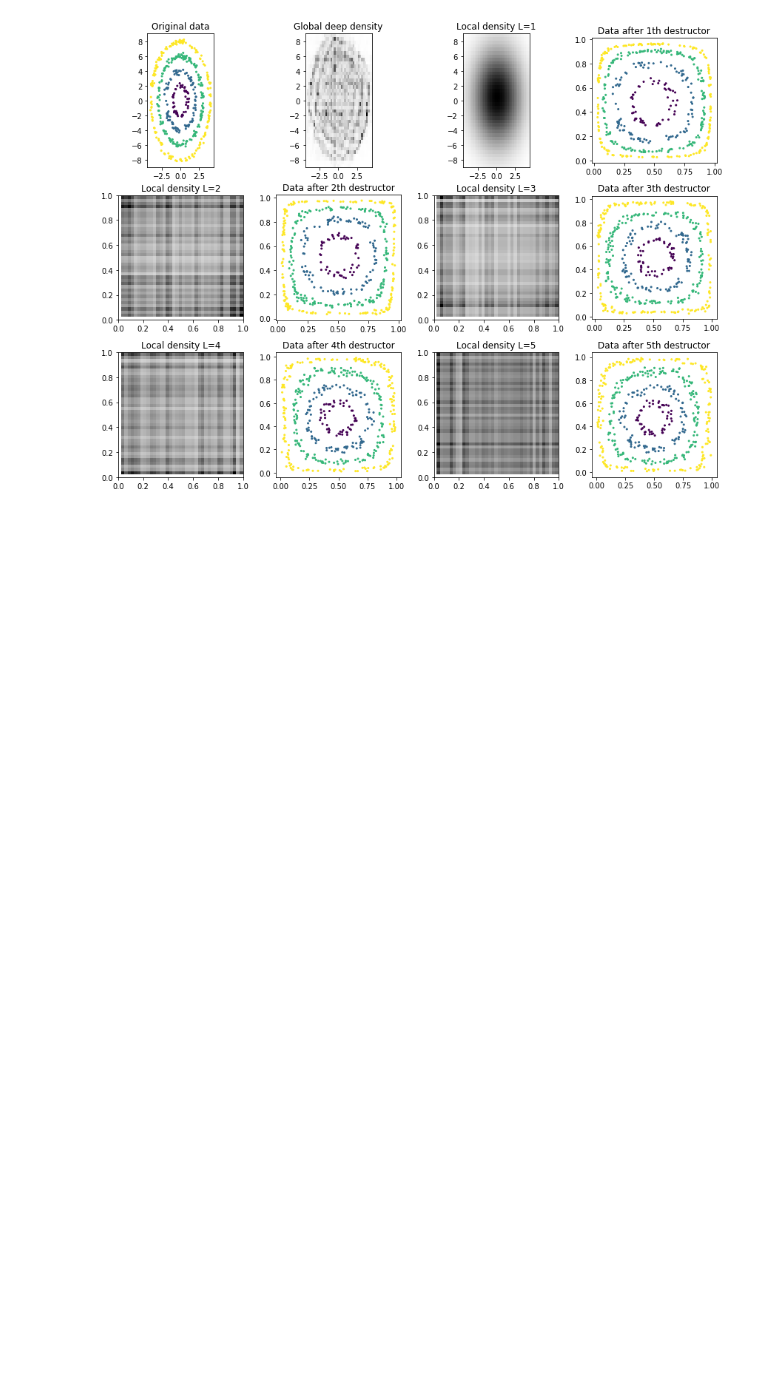
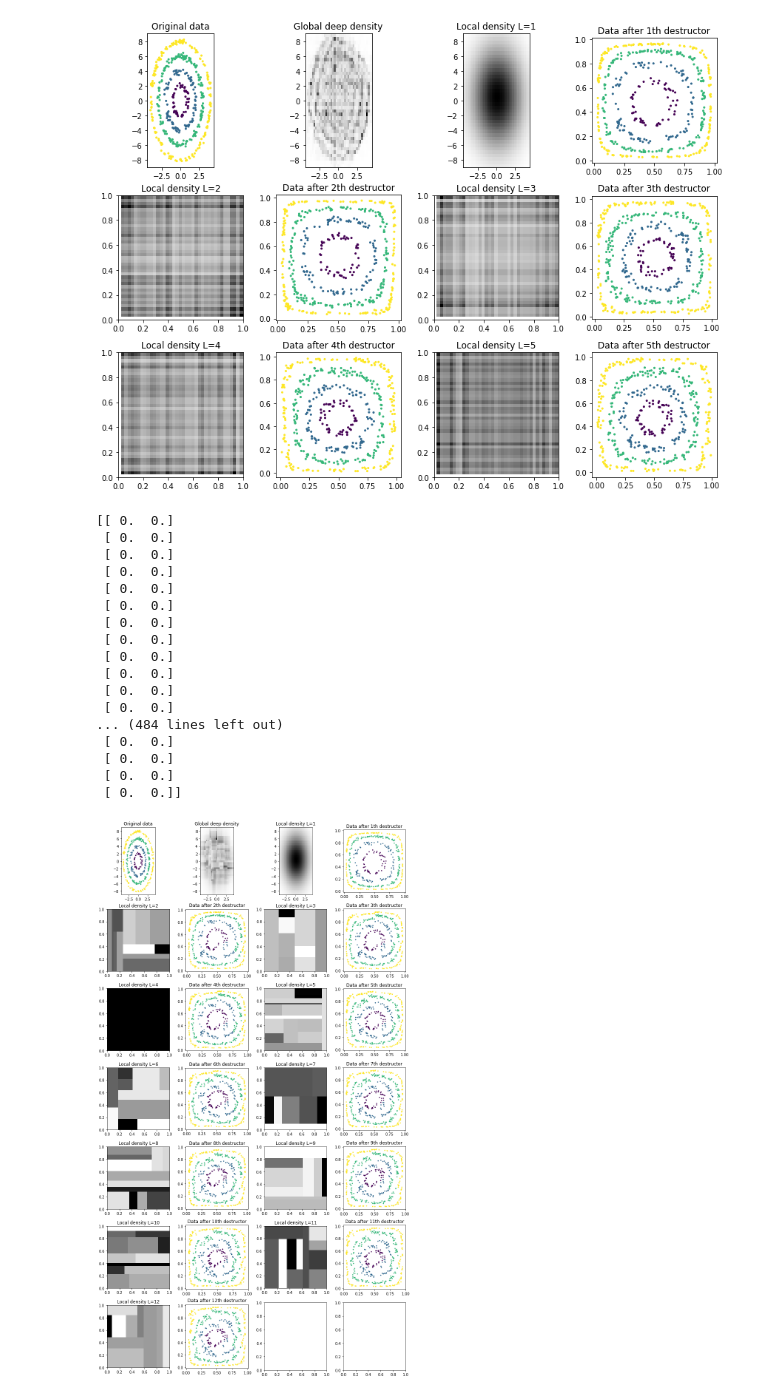
Before and after one commit to davidinouye/destructive-deep-learning, a Jupyter notebook: notebooks/demo_quickstart_tutorial.ipynb, the cells around one changed output. Cells and saved outputs as stored; diff of their text form; code cells hidden in the pictures; blank space fills up the shorter version.

```diff
--- a/notebooks/demo_quickstart_tutorial.ipynb
+++ b/notebooks/demo_quickstart_tutorial.ipynb
@@ -299,3 +299,37 @@ plot_deep_cv(deep_copula_destructor)
 plot_deep_layers(deep_copula_destructor)
 # %% [output]
 [figure]
+# %%
+from sklearn.utils import check_random_state
+deep_random_destructor = DeepDestructorCV(
+    init_destructor=IndependentDestructor(),  # Projects the data onto the unit hypercube
+    canonical_destructor=TreeDestructor(tree_density=TreeDensity(
+        tree_estimator=RandomTreeEstimator(min_samples_leaf=20),
+    )),
+    random_state=0,
+    cv=3,
+    n_extend=5,
+)
+Z_deep_random = deep_random_destructor.fit_transform(X)
+Z_deep_random_2 = deep_random_destructor.fit_transform(X)
+print(np.all(Z_deep_random - Z_deep_random_2 == 0)
+plot_deep_layers(deep_random_destructor)
+# %% [output]
+[[ 0.  0.]
+ [ 0.  0.]
+ [ 0.  0.]
+ [ 0.  0.]
+ [ 0.  0.]
+ [ 0.  0.]
+ [ 0.  0.]
+ [ 0.  0.]
+ [ 0.  0.]
+ [ 0.  0.]
+ [ 0.  0.]
+ [ 0.  0.]
+... (484 lines left out)
+ [ 0.  0.]
+ [ 0.  0.]
+ [ 0.  0.]
+ [ 0.  0.]]
+[figure, added]
```
Also changed, not shown: 2 other files.
